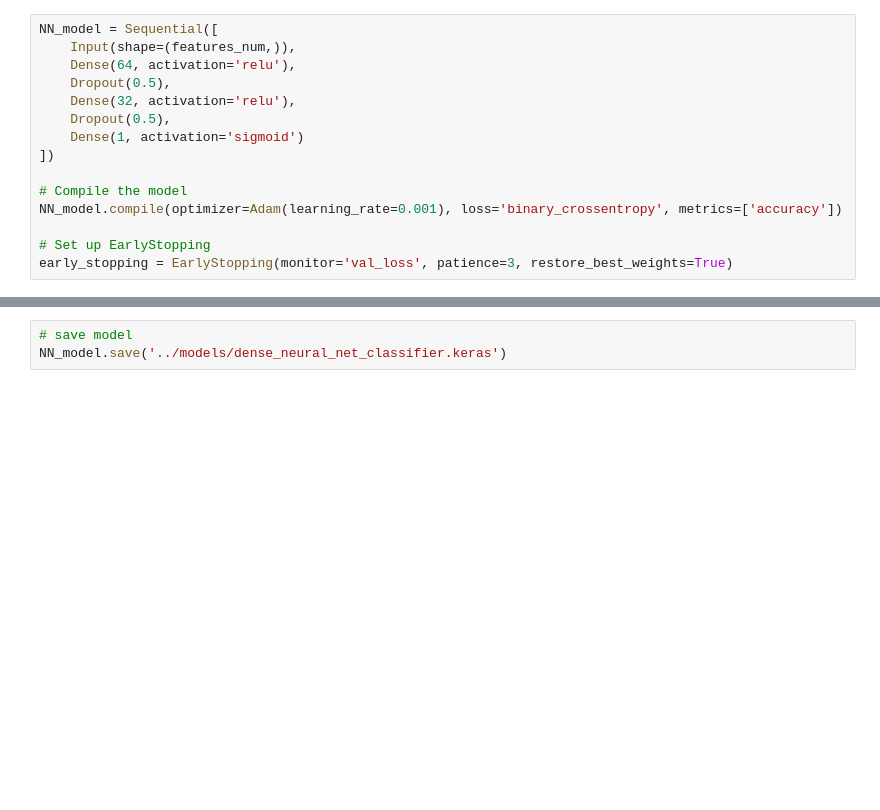
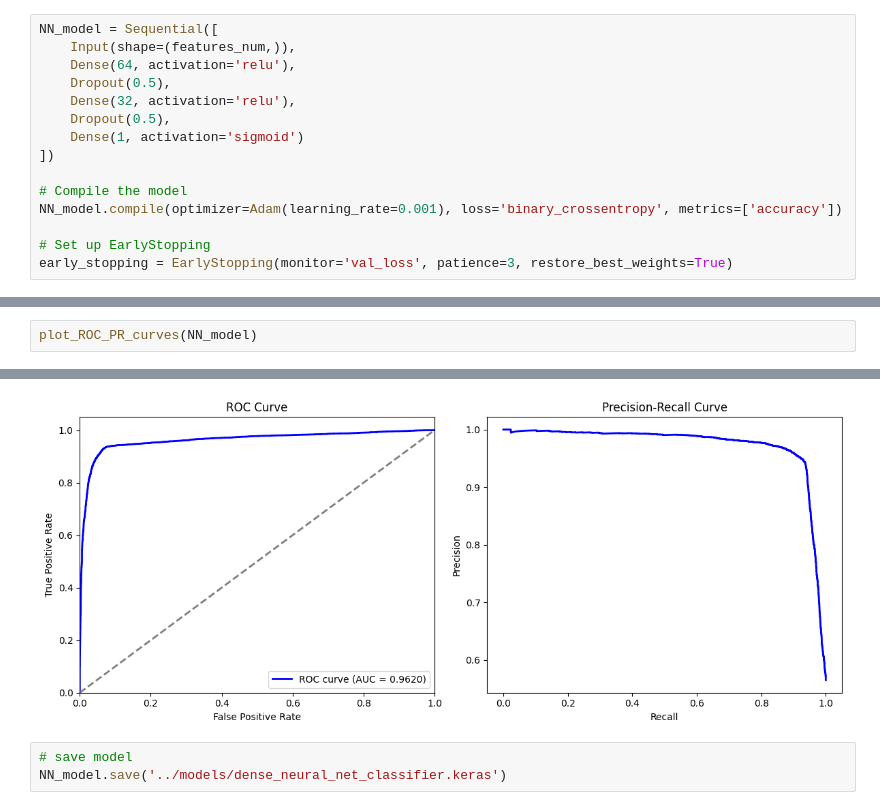
Before and after one commit to rafalradx/churn-shield, a Jupyter notebook: notebooks/project.ipynb, the cells around one changed output, grey strips where cells are left out. Drawn from its saved outputs; the diff is of its cells as text; blank space fills up the shorter version.

```diff
--- a/notebooks/project.ipynb
+++ b/notebooks/project.ipynb
@@ -663,0 +712,3 @@ F1 Score: 0.94
+# %%
+plot_ROC_PR_curves(NN_model)
+# %% [output]
@@ -664,3 +717,4 @@ F1 Score: 0.94
+[figure, added]
 # %%
 # save model
 NN_model.save('../models/dense_neural_net_classifier.keras')
```
Also changed, not shown: parts of 29 cells of this notebook, 2 other files.
